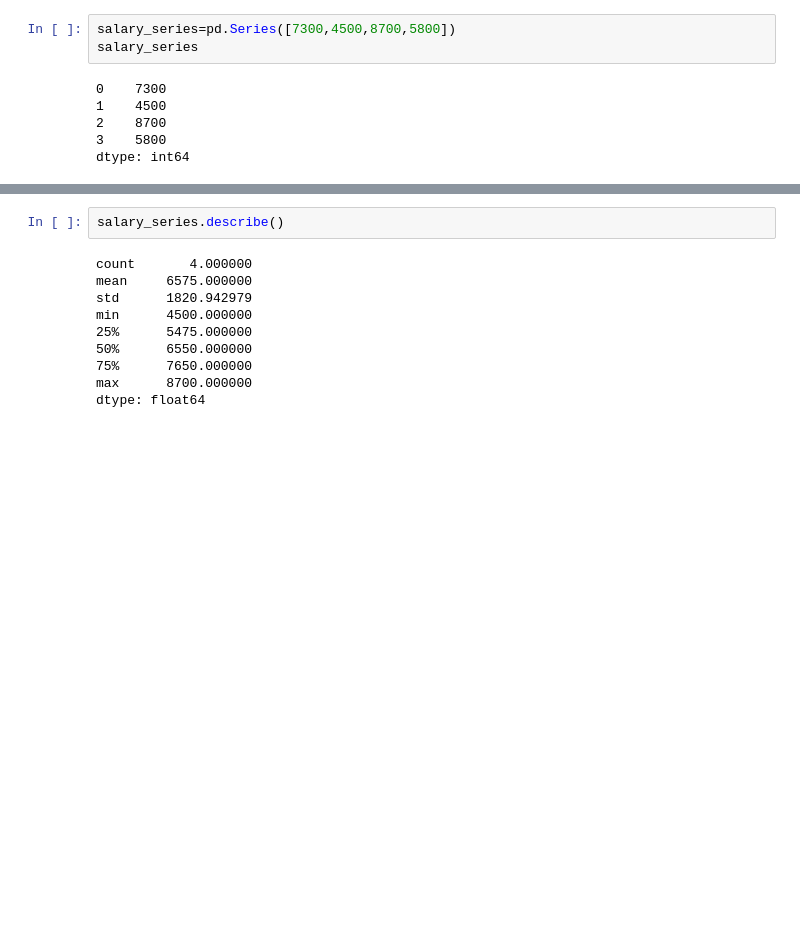
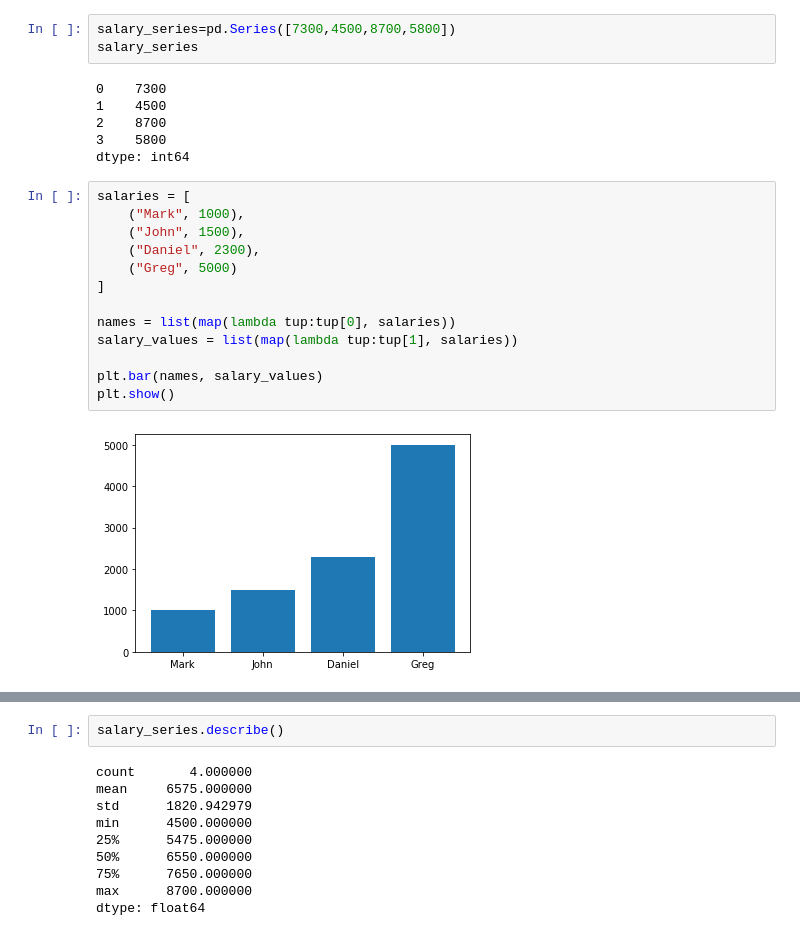
Before and after one commit to karolinachorzepa/Data, a Jupyter notebook: data visualization and analysis.ipynb, the cells around one changed output, grey strips where cells are left out. Saved outputs shown, nothing was run; the diff lists cells and outputs as text; blank space fills up the shorter version.

```diff
--- a/data visualization and analysis.ipynb
+++ b/data visualization and analysis.ipynb
@@ -34,6 +34,21 @@ salary_series
 2    8700
 3    5800
 dtype: int64
+# %%
+salaries = [
+	("Mark", 1000),
+	("John", 1500),
+	("Daniel", 2300),
+	("Greg", 5000)
+]
+
+names = list(map(lambda tup:tup[0], salaries))
+salary_values = list(map(lambda tup:tup[1], salaries))
+
+plt.bar(names, salary_values)
+plt.show()
+# %% [output]
+[figure, added]
 # %%
 name_series.describe()
 # %% [output]
```
Also changed, not shown: parts of 15 cells of this notebook.
